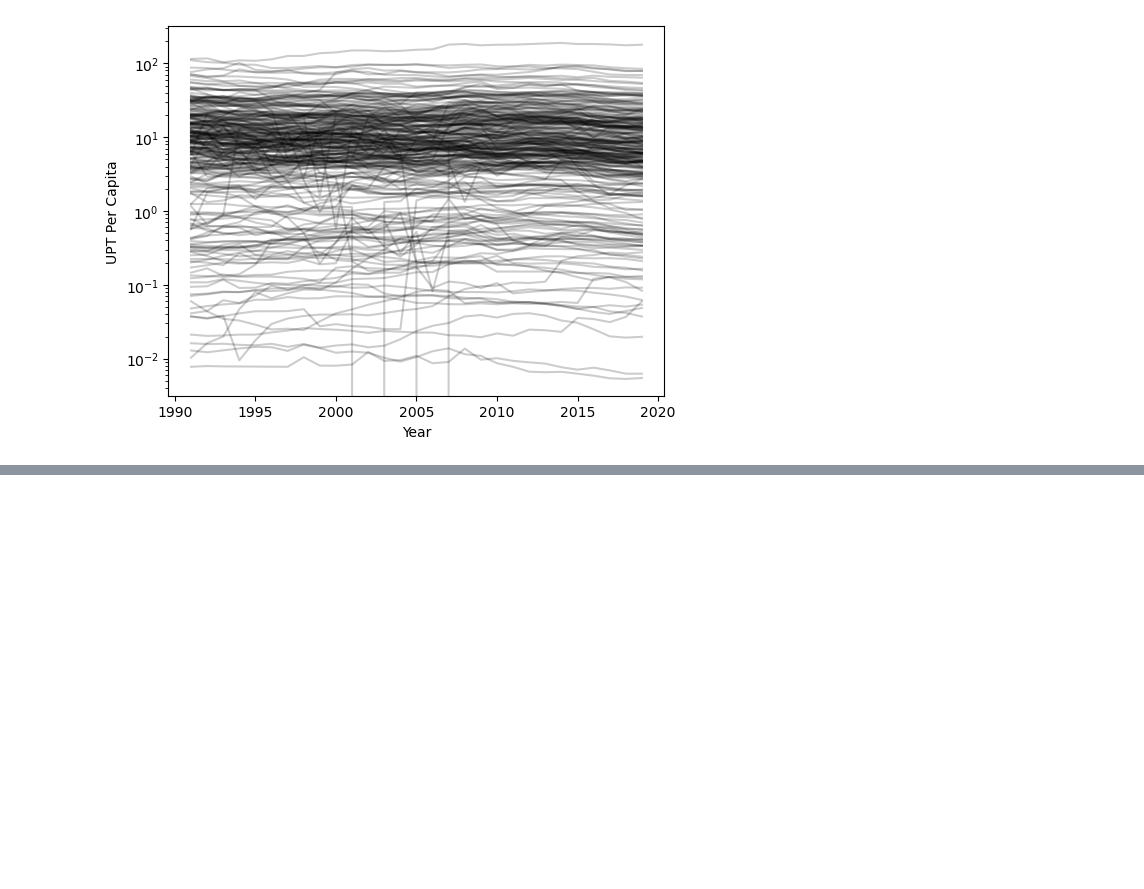
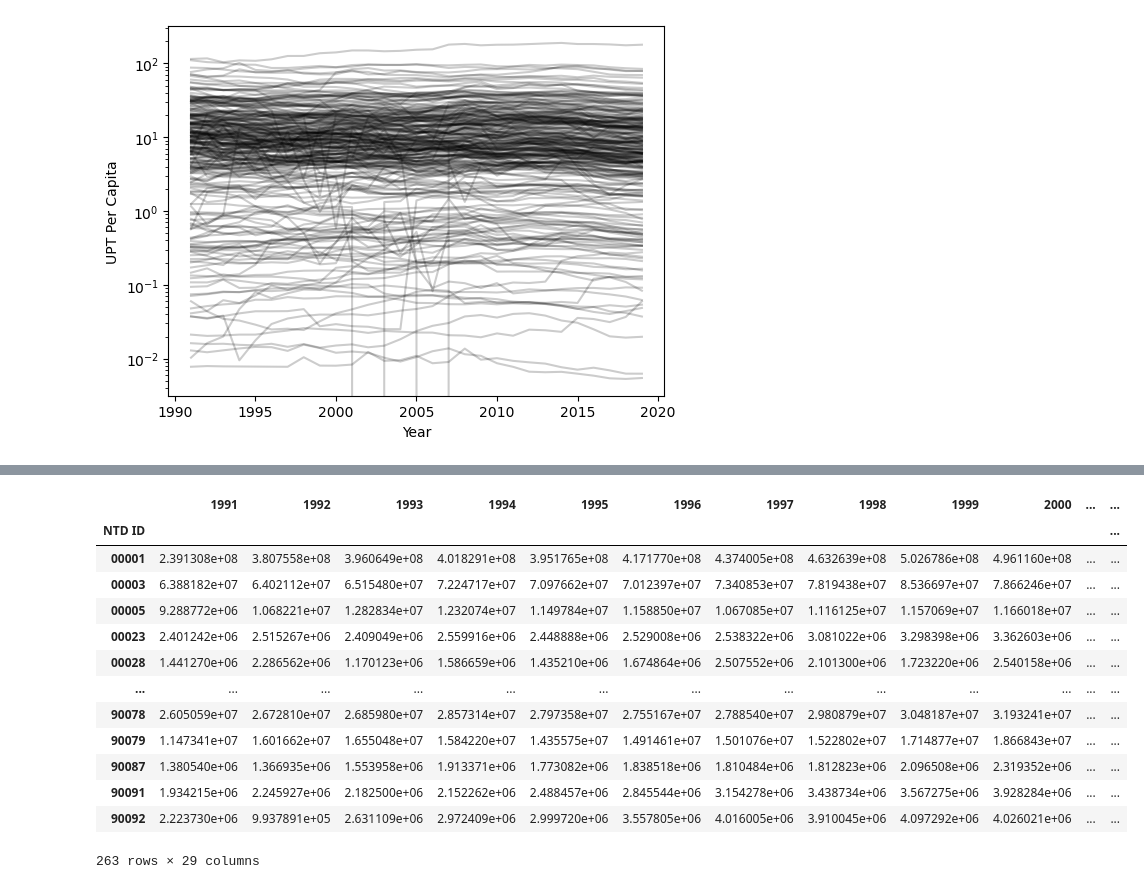
Before and after one commit to lodubay/transit-ridership, a Jupyter notebook: notebooks/time_series.ipynb, the cells around one changed output, grey strips where cells are left out. Saved outputs shown, nothing was run; the diff lists cells and outputs as text; code cells hidden in the pictures; blank space fills up the shorter version.

```diff
--- a/notebooks/time_series.ipynb
+++ b/notebooks/time_series.ipynb
@@ -98,0 +110,19 @@ upt_per_capita[upt_per_capita['2019'] > 100]
+# %%
+inflation = pd.read_csv('../data/inflation.csv', index_col=0).T
+opexp_adj = opexp_total[year_cols] / np.tile(inflation[years], (opexp_total[year_cols].shape[0], 1))
+opexp_adj
+# %% [output]
+|  | 1991 | 1992 | 1993 | 1994 | 1995 | 1996 | 1997 | 1998 | 1999 | 2000 | ... | ... |
+| NTD ID |  |  |  |  |  |  |  |  |  |  |  | ... |
+| 00001 | 2.391308e+08 | 3.807558e+08 | 3.960649e+08 | 4.018291e+08 | 3.951765e+08 | 4.171770e+08 | 4.374005e+08 | 4.632639e+08 | 5.026786e+08 | 4.961160e+08 | ... | ... |
+| 00003 | 6.388182e+07 | 6.402112e+07 | 6.515480e+07 | 7.224717e+07 | 7.097662e+07 | 7.012397e+07 | 7.340853e+07 | 7.819438e+07 | 8.536697e+07 | 7.866246e+07 | ... | ... |
+| 00005 | 9.288772e+06 | 1.068221e+07 | 1.282834e+07 | 1.232074e+07 | 1.149784e+07 | 1.158850e+07 | 1.067085e+07 | 1.116125e+07 | 1.157069e+07 | 1.166018e+07 | ... | ... |
+| 00023 | 2.401242e+06 | 2.515267e+06 | 2.409049e+06 | 2.559916e+06 | 2.448888e+06 | 2.529008e+06 | 2.538322e+06 | 3.081022e+06 | 3.298398e+06 | 3.362603e+06 | ... | ... |
+| 00028 | 1.441270e+06 | 2.286562e+06 | 1.170123e+06 | 1.586659e+06 | 1.435210e+06 | 1.674864e+06 | 2.507552e+06 | 2.101300e+06 | 1.723220e+06 | 2.540158e+06 | ... | ... |
+| ... | ... | ... | ... | ... | ... | ... | ... | ... | ... | ... | ... | ... |
+| 90078 | 2.605059e+07 | 2.672810e+07 | 2.685980e+07 | 2.857314e+07 | 2.797358e+07 | 2.755167e+07 | 2.788540e+07 | 2.980879e+07 | 3.048187e+07 | 3.193241e+07 | ... | ... |
+| 90079 | 1.147341e+07 | 1.601662e+07 | 1.655048e+07 | 1.584220e+07 | 1.435575e+07 | 1.491461e+07 | 1.501076e+07 | 1.522802e+07 | 1.714877e+07 | 1.866843e+07 | ... | ... |
+| 90087 | 1.380540e+06 | 1.366935e+06 | 1.553958e+06 | 1.913371e+06 | 1.773082e+06 | 1.838518e+06 | 1.810484e+06 | 1.812823e+06 | 2.096508e+06 | 2.319352e+06 | ... | ... |
+| 90091 | 1.934215e+06 | 2.245927e+06 | 2.182500e+06 | 2.152262e+06 | 2.488457e+06 | 2.845544e+06 | 3.154278e+06 | 3.438734e+06 | 3.567275e+06 | 3.928284e+06 | ... | ... |
+| 90092 | 2.223730e+06 | 9.937891e+05 | 2.631109e+06 | 2.972409e+06 | 2.999720e+06 | 3.557805e+06 | 4.016005e+06 | 3.910045e+06 | 4.097292e+06 | 4.026021e+06 | ... | ... |
+263 rows × 29 columns
```
Also changed, not shown: parts of 3 cells of this notebook, 1 other file.
